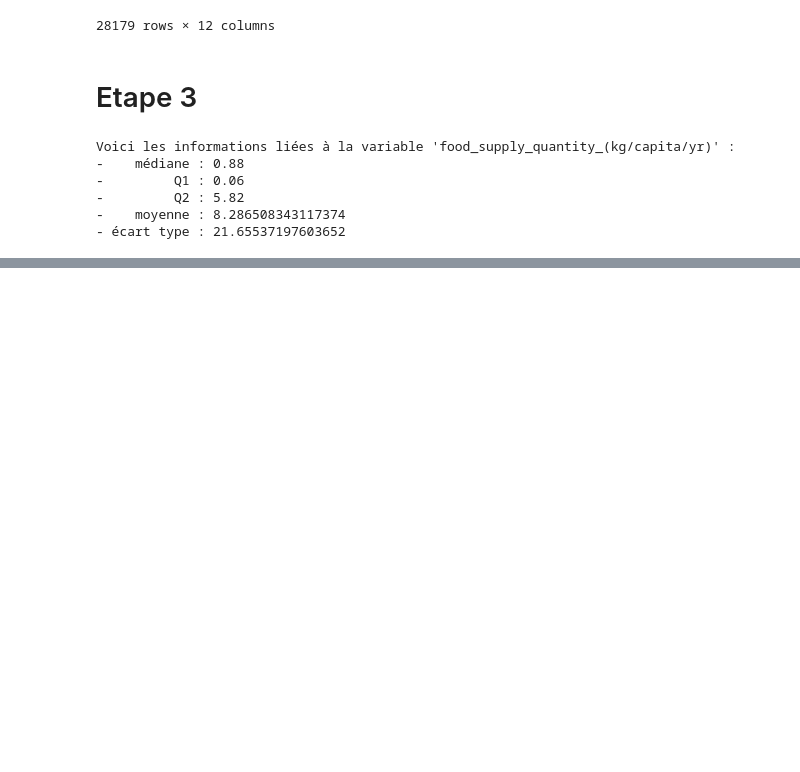
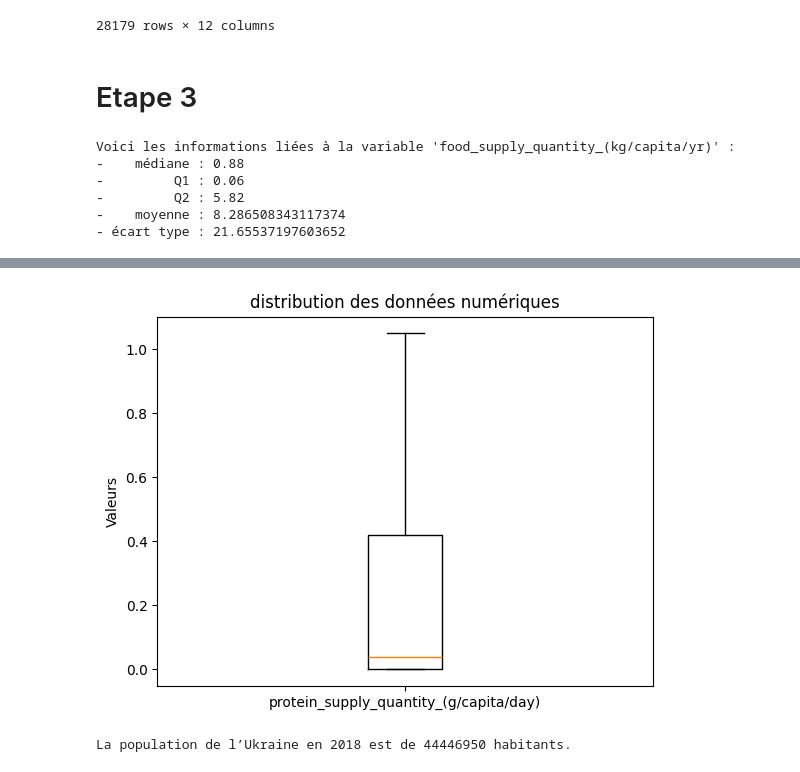
Before and after one commit to Hamza-Benhammou/brief_data_CCH, a Jupyter notebook: chris_test.ipynb, the cells around one changed output, grey strips where cells are left out. Saved outputs shown, nothing was run; the diff lists cells and outputs as text; code cells hidden in the pictures; blank space fills up the shorter version.

```diff
--- a/chris_test.ipynb
+++ b/chris_test.ipynb
@@ -556,4 +624,30 @@ Voici les informations liées à la variable 'food_supply_quantity_(kg/capita/yr
+# %%
+### 18 suiet
+
+# Générer des données aléatoires pour trois groupes
+data1 = val_dispo_proteine
+data = [data1]
+
+# Créer le diagramme en boîte
+plt.boxplot(data, labels=[dispo_proteine], showfliers=False)
+plt.title('distribution des données numériques')
+plt.ylabel('Valeurs')
+
+# plt.yticks(ticks=[0, 5])
+
+# Afficher le diagramme en boîte
+plt.show()
+# %% [output]
+[figure, added]
 # %%
 ### 19 Quelle est la population de l’Ukraine en 2018 ? L’output doit être un int (pas un DataFrame)
+
+m_ukraine = df_merge2['area'] == 'Ukraine'
+m_2018 = df_merge2['year'] == 2018
+
+df_ukraine = df_merge2[m_2018 & m_ukraine]
+print("La population de l’Ukraine en 2018 est de", int(df_ukraine.pop_1000_hab.max() * 1000), "habitants.")
+# %% [output]
+La population de l’Ukraine en 2018 est de 44446950 habitants.
 # %%
 ### 20 Quels sont les 10 pays les plus peuplés ?
```
Also changed, not shown: parts of 7 cells of this notebook.
